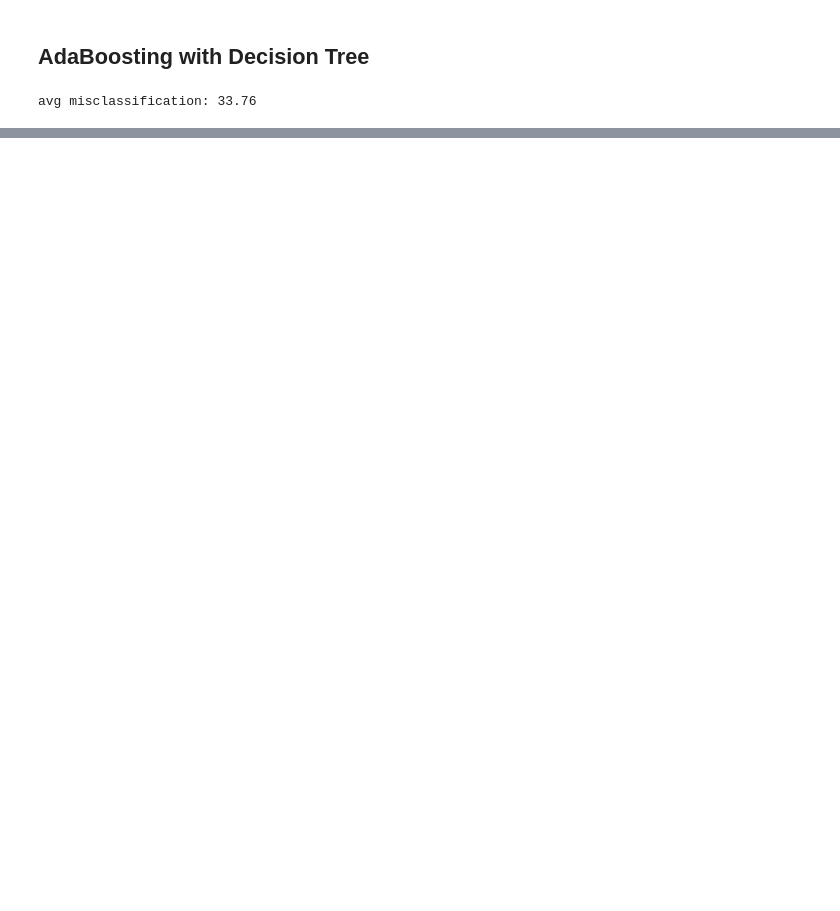
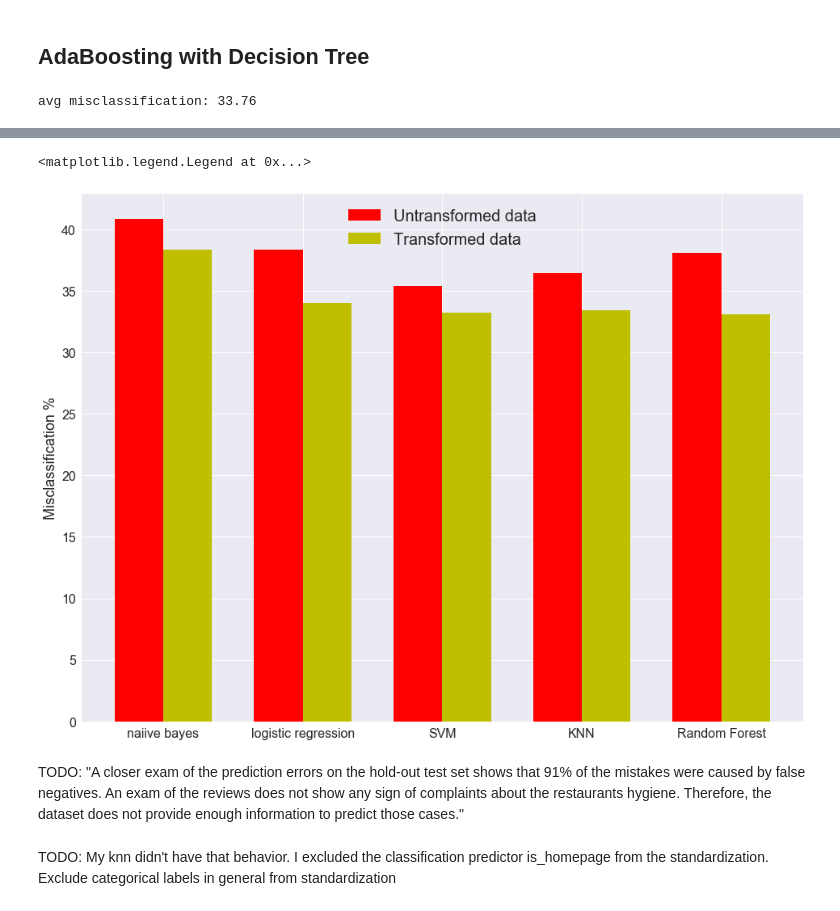
Before and after one commit to happytcj/StanfordStats202, a Jupyter notebook: Final_Project/preprocess.ipynb, the cells around one changed output, grey strips where cells are left out. Drawn from its saved outputs; the diff is of its cells as text; code cells hidden in the pictures; blank space fills up the shorter version.

```diff
--- a/Final_Project/preprocess.ipynb
+++ b/Final_Project/preprocess.ipynb
@@ -363,0 +396,31 @@ avg misclassification: 33.76
+# %%
+#Barchart for tallied results, before and after data transformation
+model_labels = ['naiive bayes', 'logistic regression', 'SVM',
+               'KNN', 'Random Forest']
+
+# train_error = [37.1, 33.9, 31.9, 0, 32.6]
+scores_nontransformed = [40.82, 38.35, 35.41, 36.42, 38.1]
+scores_transformed = [38.33, 34.05, 33.21, 33.42, 33.1]
+# %%
+plt.rcParams['figure.figsize'] = (16, 12)
+
+N = len(model_labels)
+ind = np.arange(N)  # the x locations for the groups
+width = 0.35       # the width of the bars
+fig, ax = plt.subplots()
+rects1 = ax.bar(ind, scores_nontransformed, width, color='r')
+rects2 = ax.bar(ind + width, scores_transformed, width, color='y')
+
+ax.set_ylabel('Misclassification %')
+ax.set_xticks(ind + width / 2)
+ax.set_xticklabels(model_labels)
+
+ax.legend((rects1[0], rects2[0]), ('Untransformed data', 'Transformed data'))
+# %% [output]
+<matplotlib.legend.Legend at 0x...>
+[figure, added]
+# %% [markdown]
+TODO: "A closer exam of the prediction errors on the hold-out test set shows that 91% of the mistakes were caused by false negatives. An exam of the reviews does not show any sign of complaints about the restaurants hygiene. Therefore, the dataset does not provide enough information to predict those cases."
+# %% [markdown]
+TODO: My knn didn't have that behavior. I excluded the classification predictor is_homepage from the standardization.
+Exclude categorical labels in general from standardization
```
Also changed, not shown: parts of 29 cells of this notebook, 29 other files.
